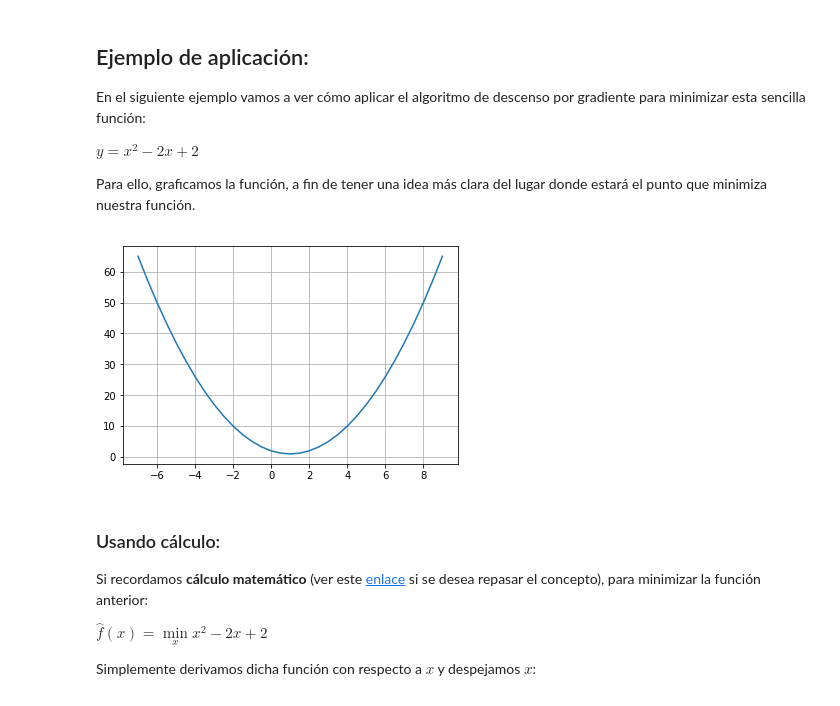
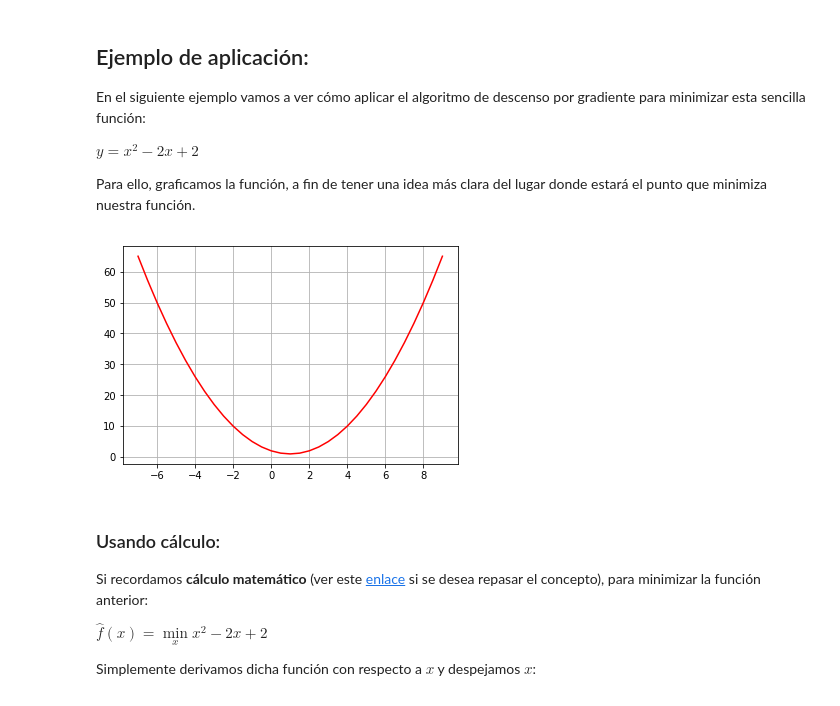
Before and after one commit to Fernando-Cusco/descenso-por-gradiente, a Jupyter notebook: GradientDescent-1.ipynb, the cells around one changed output. Cells and saved outputs as stored; diff of their text form; code cells hidden in the pictures.

```diff
--- a/GradientDescent-1.ipynb
+++ b/GradientDescent-1.ipynb
@@ -47,19 +47,20 @@ Para ello, graficamos la función, a fin de tener una idea más clara del lugar
 # %%
 import matplotlib.pyplot as pp
 import numpy as np
 
 
 def fx(x):
     return np.power(x,2)-np.dot(x,2.)+2.
 
 x=np.arange(-7,9.5,0.5)
 y=fx(x)
 
-pp.plot(x,y)
+pp.plot(x,y,c='red')
 pp.grid(True)
 pp.show()
+a = 23
 # %% [output]
-[figure, old version]
+[figure, new version]
 # %% [markdown]
 ### Usando cálculo:
 
```
